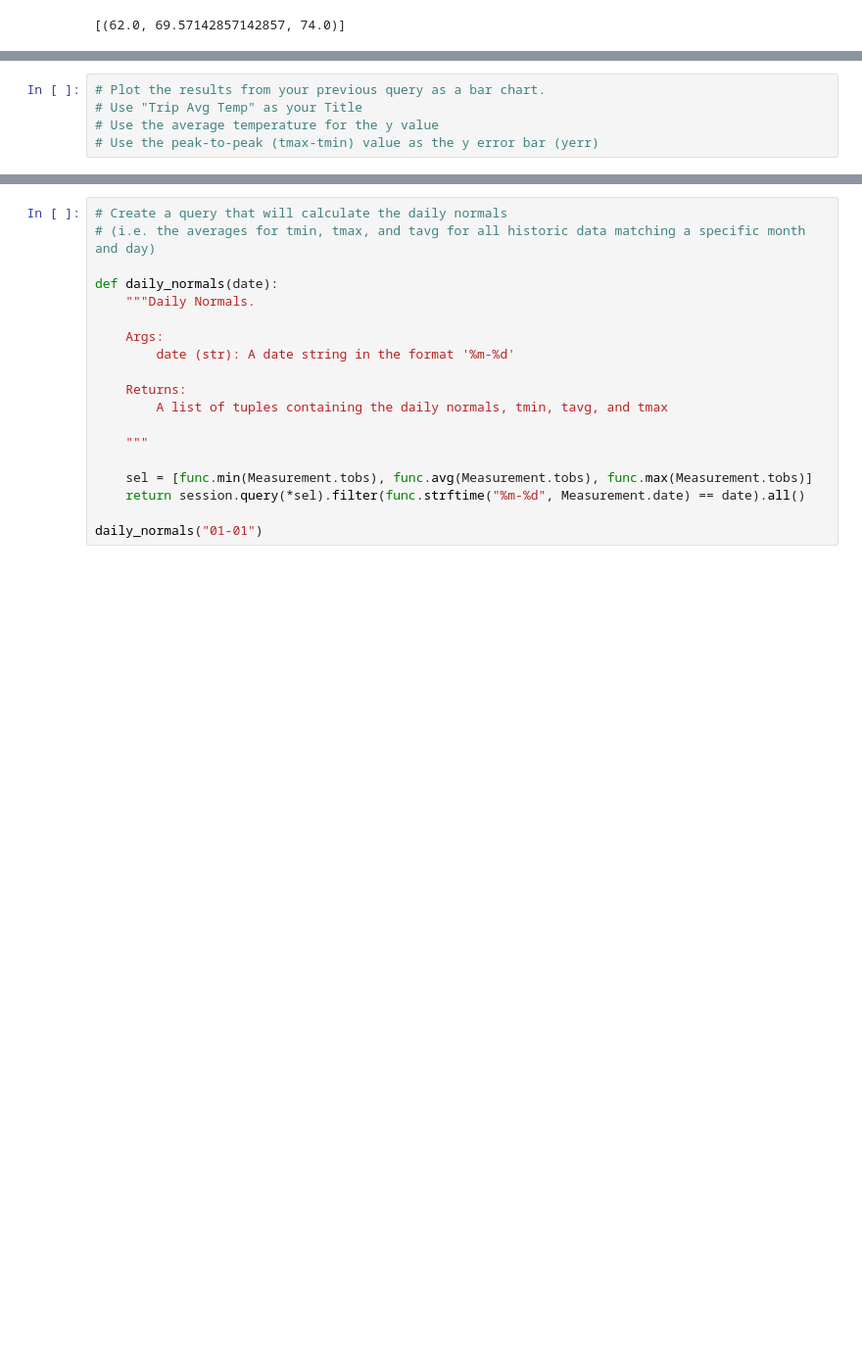
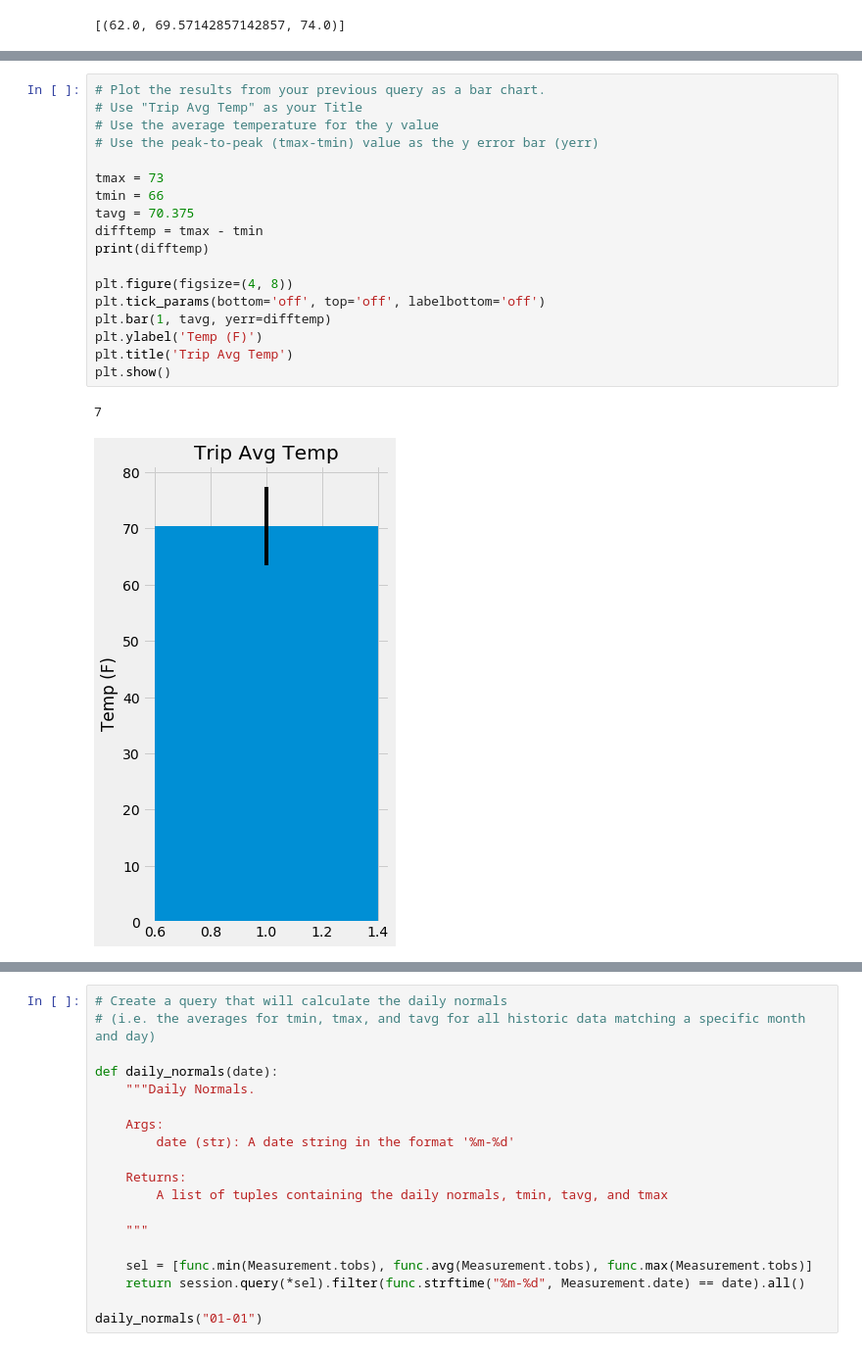
Before and after one commit to temidolan/SQL-Alchemy, a Jupyter notebook: Instructions/climate_starter.ipynb, the cells around one changed output, grey strips where cells are left out. Shown at 98% size. Cells and saved outputs as stored; diff of their text form; blank space fills up the shorter version.

```diff
--- a/Instructions/climate_starter.ipynb
+++ b/Instructions/climate_starter.ipynb
@@ -280,8 +281,24 @@ print(calc_temps('2012-02-28', '2012-03-05'))
 # %%
 # Plot the results from your previous query as a bar chart.
 # Use "Trip Avg Temp" as your Title
 # Use the average temperature for the y value
 # Use the peak-to-peak (tmax-tmin) value as the y error bar (yerr)
+
+tmax = 73
+tmin = 66
+tavg = 70.375
+difftemp = tmax - tmin
+print(difftemp)
+
+plt.figure(figsize=(4, 8))
+plt.tick_params(bottom='off', top='off', labelbottom='off')
+plt.bar(1, tavg, yerr=difftemp)
+plt.ylabel('Temp (F)')
+plt.title('Trip Avg Temp')
+plt.show()
+# %% [output]
+7
+[figure, added]
 # %%
 # Calculate the total amount of rainfall per weather station for your trip dates using the previous year's matching dates.
 # Sort this in descending order by precipitation amount and list the station, name, latitude, longitude, and elevation
```
Also changed, not shown: parts of 11 cells of this notebook.
